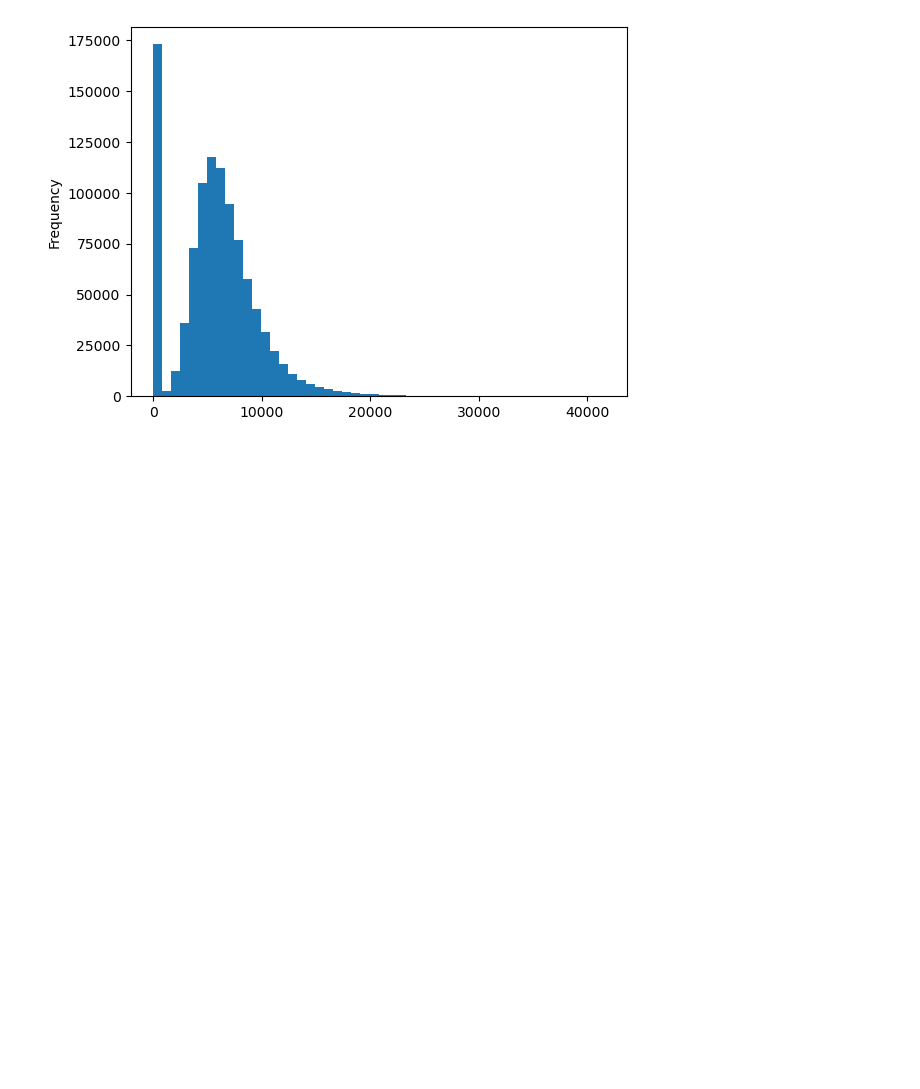
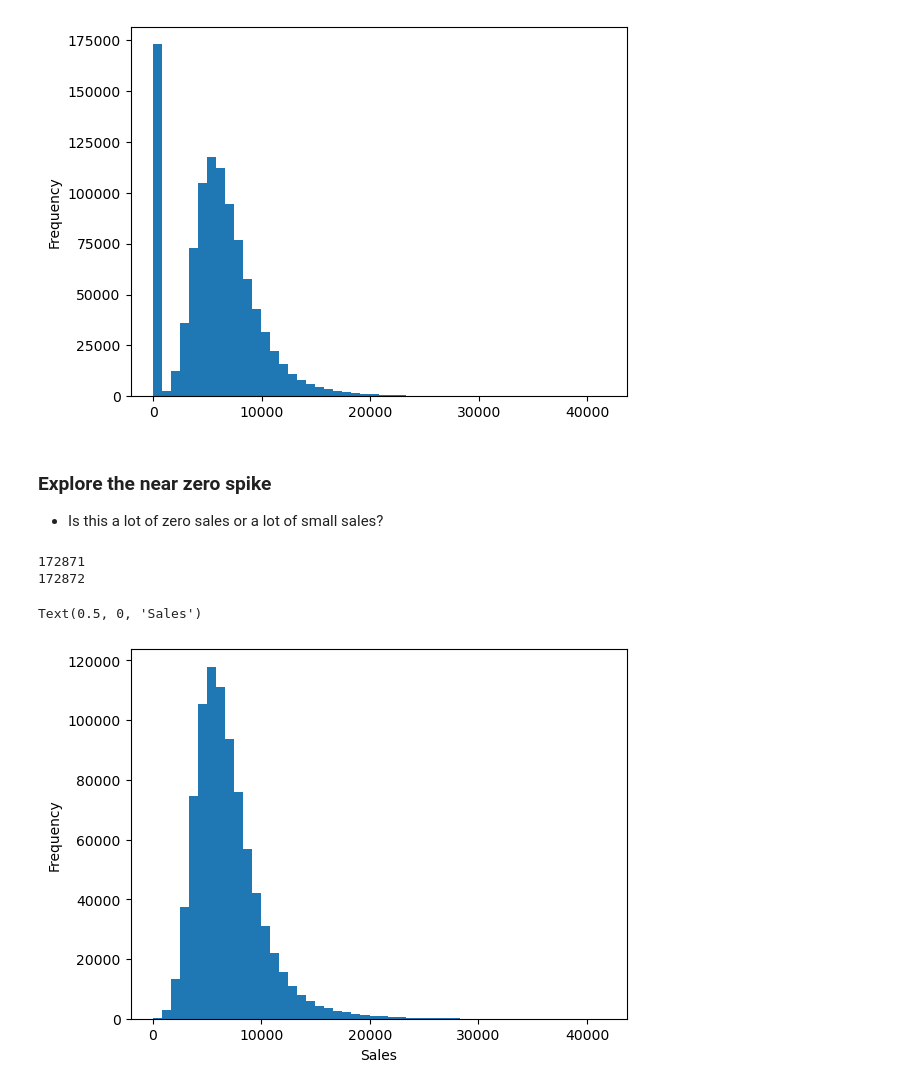
Before and after one commit to Pencils-and-Python/Price-Elasticity-Calculator, a Jupyter notebook: notebooks/01_data_exploration.ipynb, the cells around one changed output. Drawn from its saved outputs; the diff is of its cells as text; code cells hidden in the pictures; blank space fills up the shorter version.

```diff
--- a/notebooks/01_data_exploration.ipynb
+++ b/notebooks/01_data_exploration.ipynb
@@ -158,3 +161,19 @@ train_df["Sales"].plot.hist(bins=50)
 # %% [output]
 <Axes: ylabel='Frequency'>
 [figure]
+# %% [markdown]
+### Explore the near zero spike
+- Is this a lot of zero sales or a lot of small sales?
+# %%
+print((train_df['Sales'] == 0).sum())  # Total zero-sale entries
+print((train_df['Sales'] < 100).sum())  # Very low sales
+# %% [output]
+172871
+172872
+# %%
+# Try plotting a histogram without the zero sales
+ax = train_df[train_df['Sales'] > 0]['Sales'].plot.hist(bins=50)
+ax.set_xlabel('Sales')
+# %% [output]
+Text(0.5, 0, 'Sales')
+[figure, added]
```
Also changed, not shown: parts of 1 cell of this notebook.
